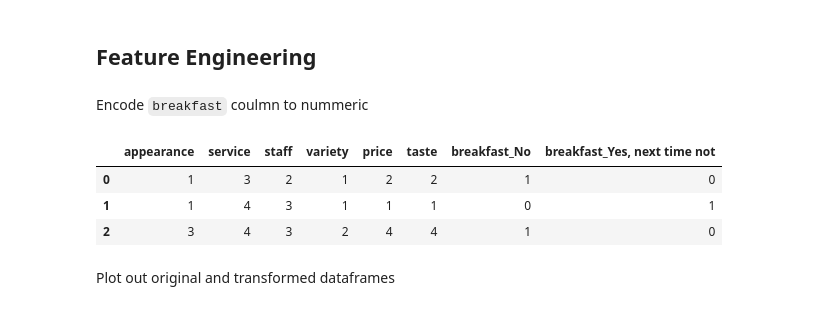
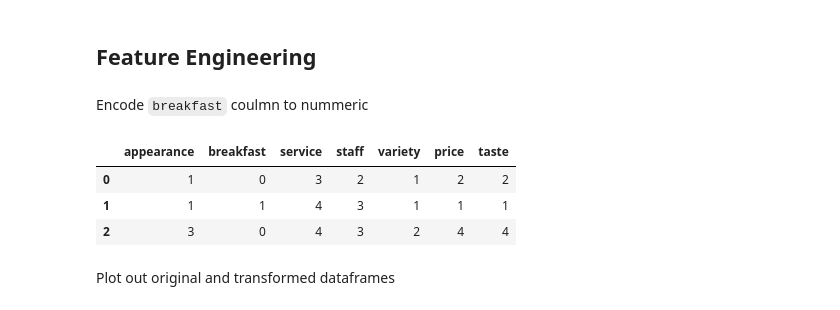
Before and after one commit to ZoltanNyaradi/Guest-Survey-Analysis-to-Improve-Hotel-Breakfast, a Jupyter notebook: jupyter_notebooks/06 - FeatureEngineering.ipynb, the cells around one changed output. Saved outputs shown, nothing was run; the diff lists cells and outputs as text; code cells hidden in the pictures.

```diff
--- a/jupyter_notebooks/06 - FeatureEngineering.ipynb
+++ b/jupyter_notebooks/06 - FeatureEngineering.ipynb
@@ -86,22 +86,22 @@ Same as in the data cleaning notbook
 Encode `breakfast` coulmn to nummeric
 # %%
 from sklearn.pipeline import Pipeline
-from feature_engine.encoding import OneHotEncoder
+from feature_engine.encoding import OrdinalEncoder
 
 df = train_set.copy()
 
 pipeline = Pipeline([
-    ("ohe", OneHotEncoder(variables="breakfast", drop_last=True))
+    ("Ordinal", OrdinalEncoder(encoding_method="arbitrary",variables=["breakfast"]))
 ])
 
-df_ohe = pipeline.fit_transform(df)
+df_ordinal = pipeline.fit_transform(df)
 
-df_ohe.head(3)
+df_ordinal.head(3)
 # %% [output]
-|  | appearance | service | staff | variety | price | taste | breakfast_No | breakfast_Yes, next time not |
-| 0 | 1 | 3 | 2 | 1 | 2 | 2 | 1 | 0 |
-| 1 | 1 | 4 | 3 | 1 | 1 | 1 | 0 | 1 |
-| 2 | 3 | 4 | 3 | 2 | 4 | 4 | 1 | 0 |
+|  | appearance | breakfast | service | staff | variety | price | taste |
+| 0 | 1 | 0 | 3 | 2 | 1 | 2 | 2 |
+| 1 | 1 | 1 | 4 | 3 | 1 | 1 | 1 |
+| 2 | 3 | 0 | 4 | 3 | 2 | 4 | 4 |
 # %% [markdown]
 Plot out original and transformed dataframes
 # %%
```
Also changed, not shown: parts of 1 cell of this notebook, 6 other files.
